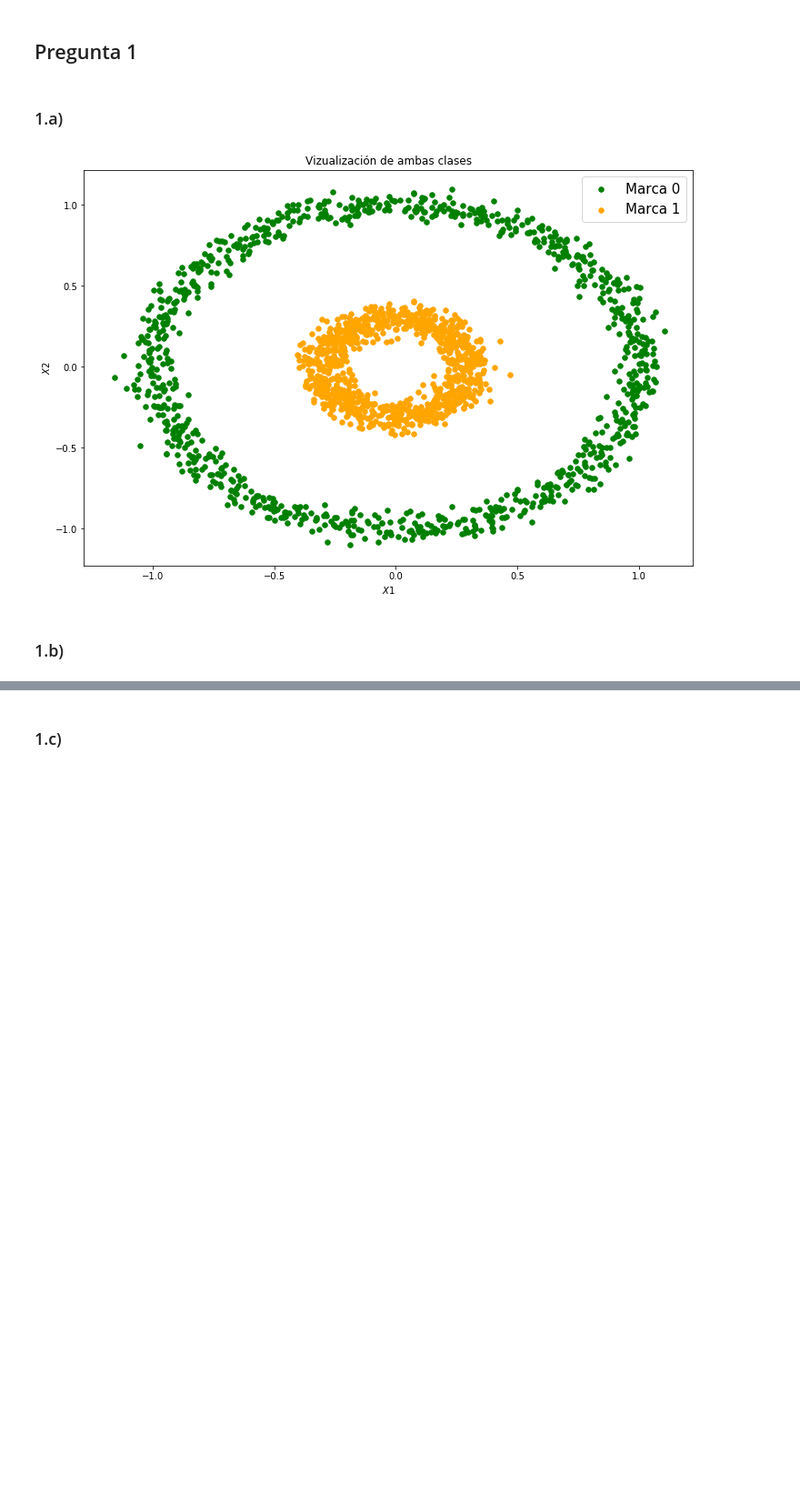
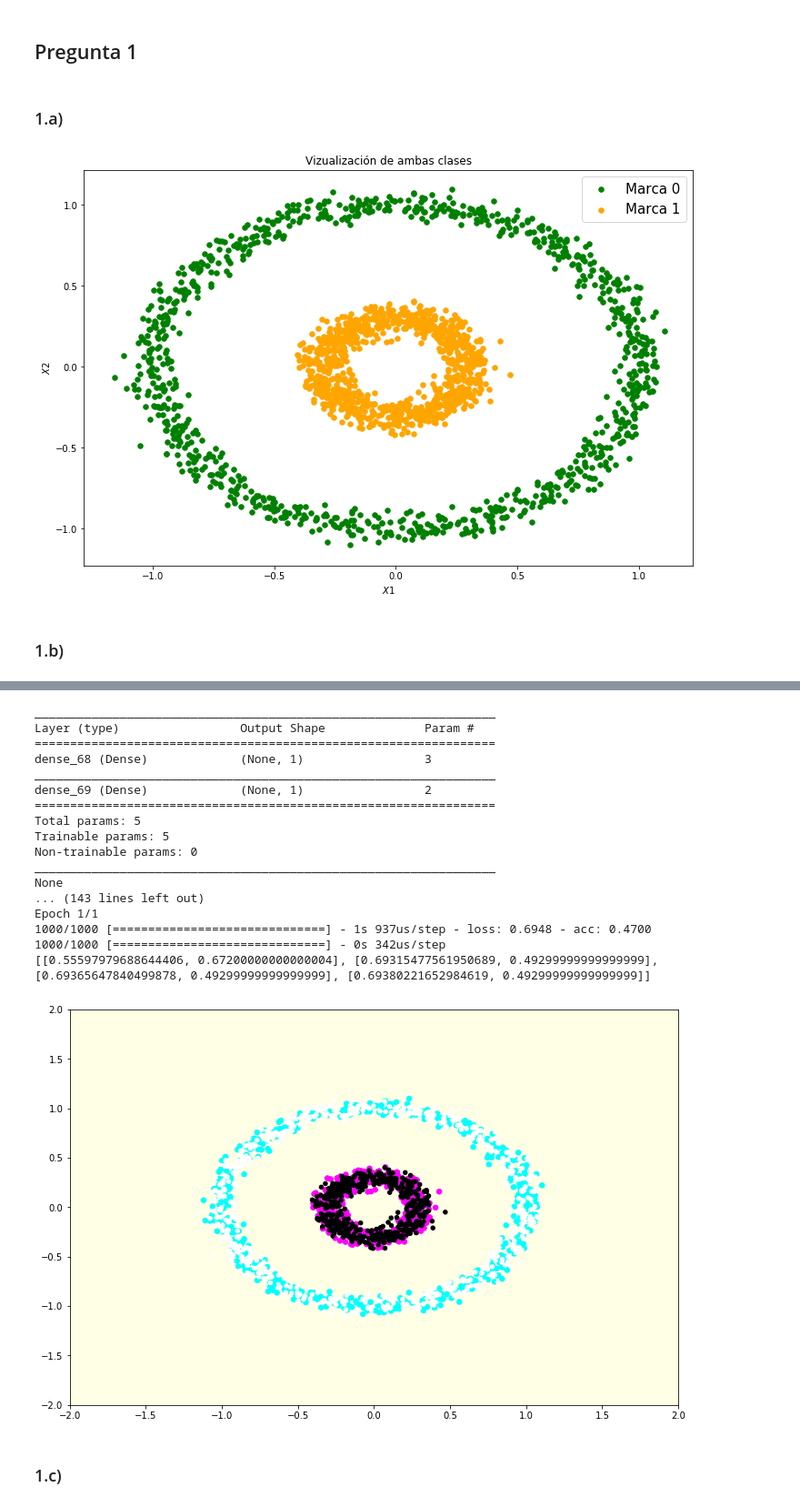
Before and after one commit to nicomero/tarea3maquinas, a Jupyter notebook: Tarea3.ipynb, the cells around one changed output, grey strips where cells are left out. Shown at 91% size. Cells and saved outputs as stored; diff of their text form; code cells hidden in the pictures; blank space fills up the shorter version.

```diff
--- a/Tarea3.ipynb
+++ b/Tarea3.ipynb
@@ -91,3 +61,68 @@ Epoch 50/50
+# %%
+from keras.models import Sequential
+from keras.layers import Dense
+from keras.optimizers import SGD
+
+scores=[]
+
+model = Sequential()
+model.add(Dense(1,input_dim=X_train.shape[1], kernel_initializer='uniform', activation='relu'))
+model.add(Dense(1, kernel_initializer='uniform', activation='sigmoid'))
+model.compile(optimizer=SGD(lr=1), loss='binary_crossentropy', metrics=['accuracy'])
+print (model.summary())
+model.fit(X_train, Y_train,epochs=50, batch_size=100, verbose=1)
+score = model.evaluate(X_test, Y_test)
+scores.append(score)
+
+model = Sequential()
+model.add(Dense(1,input_dim=X_train.shape[1], kernel_initializer='uniform', activation='tanh'))
+model.add(Dense(1, kernel_initializer='uniform', activation='sigmoid'))
+model.compile(optimizer=SGD(lr=1), loss='binary_crossentropy', metrics=['accuracy'])
+print (model.summary())
+model.fit(X_train, Y_train, batch_size=100, verbose=1)
+score = model.evaluate(X_test, Y_test)
+scores.append(score)
+
+model = Sequential()
+model.add(Dense(1,input_dim=X_train.shape[1], kernel_initializer='uniform', activation='sigmoid'))
+model.add(Dense(1, kernel_initializer='uniform', activation='sigmoid'))
+model.compile(optimizer=SGD(lr=1), loss='binary_crossentropy', metrics=['accuracy'])
+print (model.summary())
+model.fit(X_train, Y_train, batch_size=100, verbose=1)
+score = model.evaluate(X_test, Y_test)
+scores.append(score)
+
+model = Sequential()
+model.add(Dense(1,input_dim=X_train.shape[1], kernel_initializer='uniform', activation='linear'))
+model.add(Dense(1, kernel_initializer='uniform', activation='sigmoid'))
+model.compile(optimizer=SGD(lr=1), loss='binary_crossentropy', metrics=['accuracy'])
+print (model.summary())
+model.fit(X_train, Y_train, batch_size=100, verbose=1)
+score = model.evaluate(X_test, Y_test)
+scores.append(score)
+
+print(scores)
+
+plot_classifier(model,X_train,Y_train,X_test,Y_test,"ann")
+# %% [output]
+_________________________________________________________________
+Layer (type)                 Output Shape              Param #
+=================================================================
+dense_68 (Dense)             (None, 1)                 3
+_________________________________________________________________
+dense_69 (Dense)             (None, 1)                 2
+=================================================================
+Total params: 5
+Trainable params: 5
+Non-trainable params: 0
+_________________________________________________________________
+None
+... (143 lines left out)
+Epoch 1/1
+1000/1000 [==============================] - 1s 937us/step - loss: 0.6948 - acc: 0.4700
+1000/1000 [==============================] - 0s 342us/step
+[[0.55597979688644406, 0.67200000000000004], [0.69315477561950689, 0.49299999999999999], [0.69365647840499878, 0.49299999999999999], [0.69380221652984619, 0.49299999999999999]]
+[figure, added]
 # %% [markdown]
 ### 1.c)
 # %%
```
Also changed, not shown: parts of 3 cells of this notebook.
